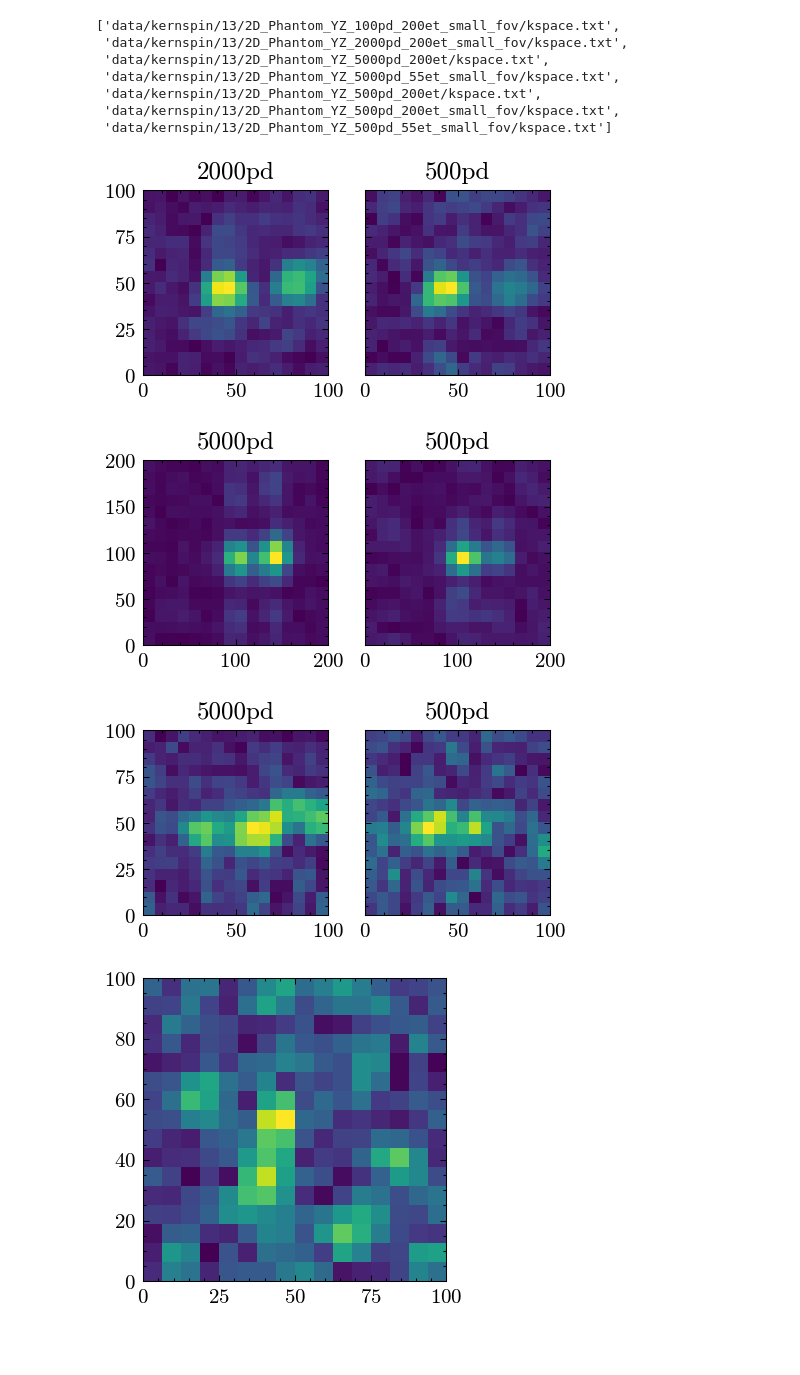
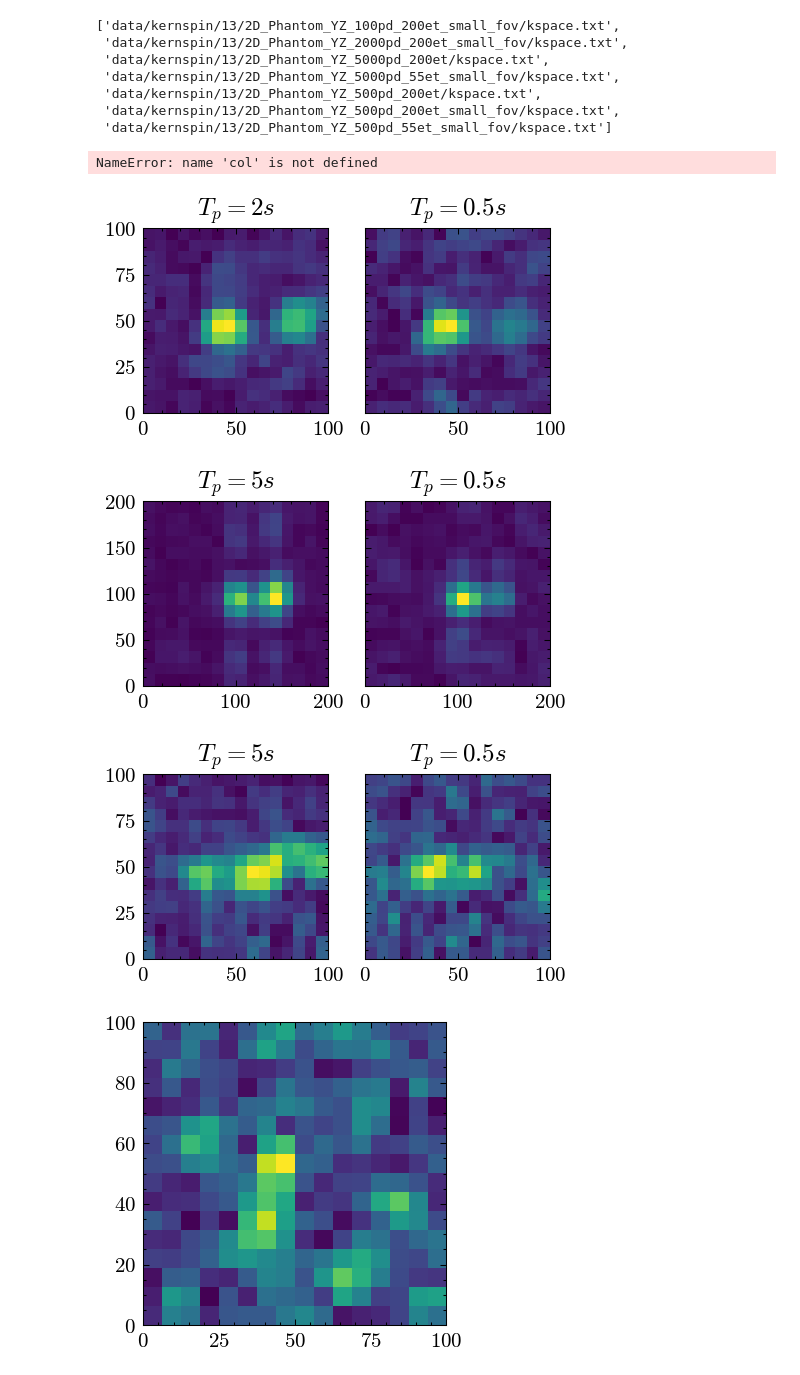
Before and after one commit to emhl/FP2, a Jupyter notebook: kernspin.ipynb, the cells around one changed output. Saved outputs shown, nothing was run; the diff lists cells and outputs as text; code cells hidden in the pictures; blank space fills up the shorter version.

```diff
--- a/kernspin.ipynb
+++ b/kernspin.ipynb
@@ -528,7 +547,7 @@ plt.savefig(outdir+'10-t2-alt.pdf')
 # %%
 plt.figure(figsize=(2.7,2))
 t2_const = []
-for i, t2 in enumerate(t2_10[::2]):
+for i, t2 in enumerate(t2_10[1::2]):
     # amp = ua(t2[1],t2[2])
     # plt.title('constant')
     plt.scatter(t2[0],t2[1],s=10, label=rf"${alpha[i]}\degree, {beta[i]}\degree$")
@@ -539,5 +558,6 @@ for i, t2 in enumerate(t2_10[::2]):
     plt.legend()
     plt.xlabel('$t$ [ms]')
     plt.ylabel('$E/E_0$')
+# 180,0 wirklich mit den parametern>
 plt.savefig(outdir+'10-t2-const.pdf')
 # %% [output]
@@ -707,32 +727,35 @@ for f in files13:
 # %%
 fig, ax = plt.subplots(1,2,sharey=True)
 ax[0].imshow(dat13[3],extent=[0,100,0,100],aspect=100/100)
-ax[0].set_title("2000pd")
+ax[0].set_title("$T_p=2s$")
 ax[1].imshow(dat13[11],extent=[0,100,0,100],aspect=100/100)
-ax[1].set_title("500pd")
+ax[1].set_title("$T_p=0.5s$")
+# plt.colorbar()
 # ax[2].imshow(dat13[1])
 plt.savefig(outdir+'13-100mm.pdf')
+colorbar(colormap="viridis")
 # %% [output]
+NameError: name 'col' is not defined
-[figure, old version]
+[figure, new version]
 # %%
 fig, ax = plt.subplots(1,2,sharey=True)
 ax[0].imshow(dat13[5],extent=[0,200,0,200],aspect=100/100)
-ax[0].set_title("5000pd")
+ax[0].set_title("$T_p=5s$")
 ax[1].imshow(dat13[9],extent=[0,200,0,200],aspect=100/100)
-ax[1].set_title("500pd")
+ax[1].set_title("$T_p=0.5s$")
 
 plt.savefig(outdir+'13-200mm.pdf')
 # %% [output]
-[figure, old version]
+[figure, new version]
 # %%
 fig, ax = plt.subplots(1,2,sharey=True)
 ax[0].imshow(dat13[7],extent=[0,100,0,100],aspect=100/100)
-ax[0].set_title("5000pd")
+ax[0].set_title("$T_p=5s$")
 ax[1].imshow(dat13[13],extent=[0,100,0,100],aspect=100/100)
-ax[1].set_title("500pd")
+ax[1].set_title("$T_p=0.5s$")
 plt.savefig(outdir+'13-55et.pdf')
 # %% [output]
-[figure, old version]
+[figure, new version]
 # %%
 plt.figure()
 plt.imshow(dat13[1],extent=[0,100,0,100],aspect=100/100)
```
Also changed, not shown: parts of 7 cells of this notebook.
